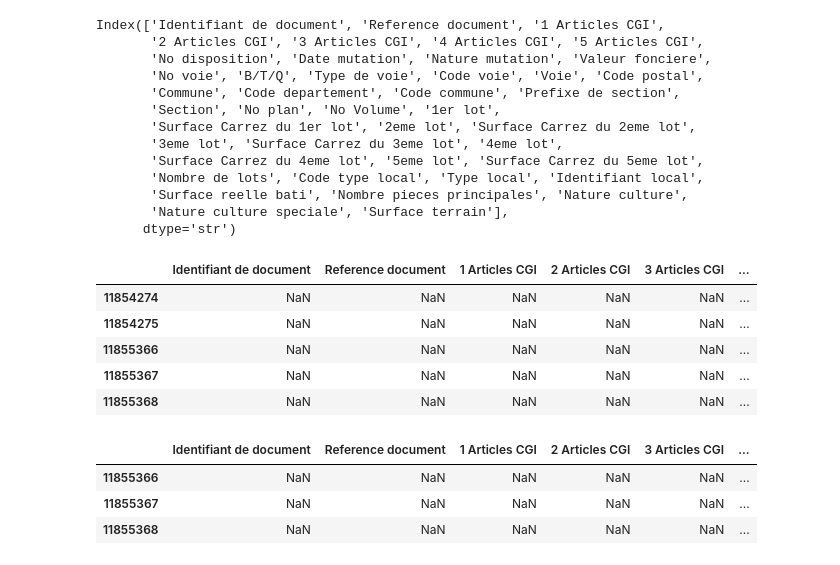
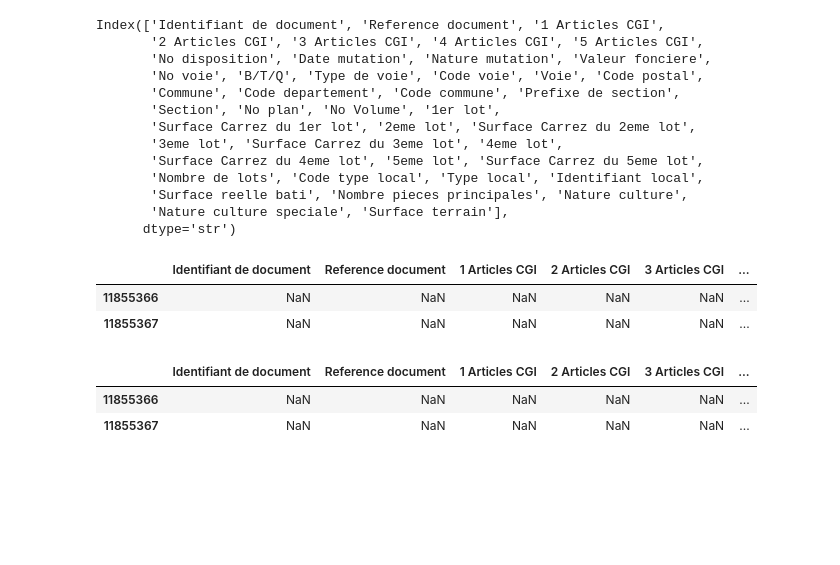
Before and after one commit to xvanausloos/ldi_dvf, a Jupyter notebook: notebooks/01_dvf_exploration.ipynb, the cells around one changed output. Cells and saved outputs as stored; diff of their text form; code cells hidden in the pictures; blank space fills up the shorter version.

Commit message:
feat: example house ensues ok for all mutations since 2020 to 2025

```diff
--- a/notebooks/01_dvf_exploration.ipynb
+++ b/notebooks/01_dvf_exploration.ipynb
@@ -161,5 +161,6 @@ print(f"Mutation Date range: {min_date} to {max_date}")
 # %% [output]
 Mutation Date range: 2020-07-06 00:00:00 to 2025-06-26 00:00:00
 # %%
-df_house1 = df[(df["Date mutation"] == "28/04/2023")]
+df_house1_m1 = df[(df["Date mutation"] == "28/04/2023") & (df["Section"] == "AT")
+& (df["No plan"] == 113)]
 # %%
@@ -179,13 +180,10 @@ Index(['Identifiant de document', 'Reference document', '1 Articles CGI',
        'Nature culture speciale', 'Surface terrain'],
       dtype='str')
 # %%
-display(df_house1)
+display(df_house1_m1)
 # %% [output]
 |  | Identifiant de document | Reference document | 1 Articles CGI | 2 Articles CGI | 3 Articles CGI | ... |
-| 11854274 | NaN | NaN | NaN | NaN | NaN | ... |
-| 11854275 | NaN | NaN | NaN | NaN | NaN | ... |
 | 11855366 | NaN | NaN | NaN | NaN | NaN | ... |
 | 11855367 | NaN | NaN | NaN | NaN | NaN | ... |
-| 11855368 | NaN | NaN | NaN | NaN | NaN | ... |
 # %%
 # Valeur fonciere is stored as "699900,00" (comma decimal) — convert before comparing
@@ -197,8 +195,7 @@ df_house1 = df_house1[(df_house1["Valeur fonciere"] == 699900)]
 # %%
-display(df_house1)
+display(df_house1_m1)
 # %% [output]
 |  | Identifiant de document | Reference document | 1 Articles CGI | 2 Articles CGI | 3 Articles CGI | ... |
 | 11855366 | NaN | NaN | NaN | NaN | NaN | ... |
 | 11855367 | NaN | NaN | NaN | NaN | NaN | ... |
-| 11855368 | NaN | NaN | NaN | NaN | NaN | ... |
 # %%
```
Also changed, not shown: parts of 10 cells of this notebook.
